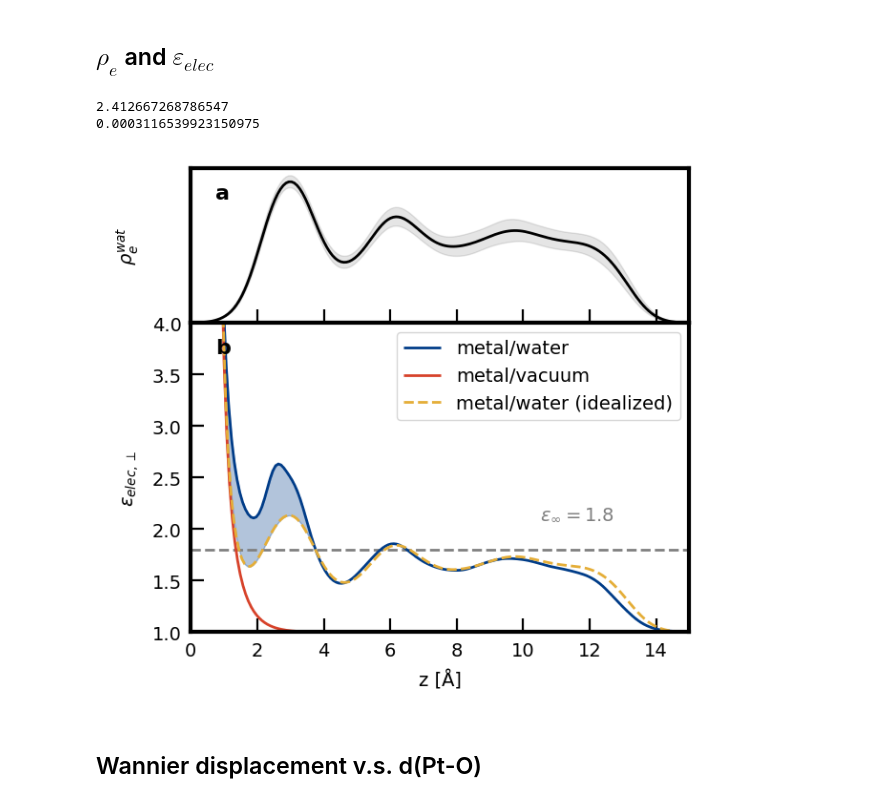
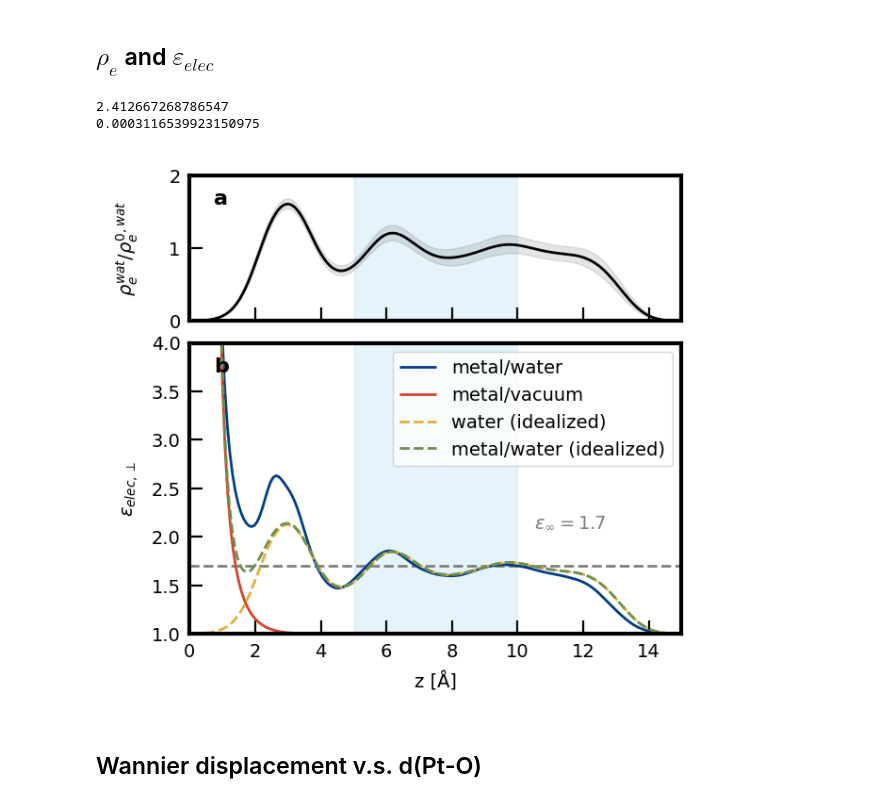
Before and after one commit to ChiahsinChu/2024-JCP-Pt111_dielectric_profile, a Jupyter notebook: pub_figs/make_figs.ipynb, the cells around one changed output. Cells and saved outputs as stored; diff of their text form; code cells hidden in the pictures.

```diff
--- a/pub_figs/make_figs.ipynb
+++ b/pub_figs/make_figs.ipynb
@@ -161,14 +161,21 @@ color = "k"
 data = out_data["water_polarizability"]
 grid = data[0]
 rho_e = data[3]
-ax.plot(grid, rho_e, color=color)
-ax.fill_between(grid, rho_e + data[4], rho_e - data[4], alpha=0.1, color=color)
-ax.set_ylim(bottom=0.0)
-ax.set_ylabel(r"$\rho_e^{wat}$", color=color)
-ax.set_yticks([])
+mask = (grid >= 5.0) & (grid <= 10.0)
+# shade in the background
+ax.fill_between(grid[mask], 0.0, 2.0, color="C0", alpha=0.1)
+rho_0 = rho_e[mask].mean()
+ax.plot(grid, rho_e / rho_0, color=color)
+ax.fill_between(
+    grid, (rho_e + data[4]) / rho_0, (rho_e - data[4]) / rho_0, alpha=0.1, color=color
+)
+ax.set_ylim(0.0, 2.0)
+ax.set_ylabel(r"$\rho_e^{wat}/\rho_e^{0,wat}$", color=color)
+# ax.set_yticks([])
 
 ax = axs[1]
-ax.axhline(y=1.8, color="gray", ls="--")
+ax.axhline(y=1.7, color="gray", ls="--")
+ax.fill_between(grid[mask], 0.0, 4.0, color="C0", alpha=0.1)
 
 color = "blue"
 data = out_data["elec_inveps"]
@@ -194,48 +201,55 @@ y = handle_zero_division(1.0, data[1], 1e-2)[mask]
 ax.plot(x, y, color=color, label="metal/vacuum")
 
 color = "C2"
+ax.plot(
+    grid,
+    rho_e / rho_0 * 0.7 + 1,
+    "--",
+    color=color,
+    label="water (idealized)",
+)
+
+color = "C3"
 eps_interp = np.interp(grid, x, y)
 ax.plot(
     grid,
-    rho_e * sfactor + eps_interp,
+    rho_e / rho_0 * 0.7 + eps_interp,
     "--",
     color=color,
     label="metal/water (idealized)",
 )
 
-# ax.axvline(x=3.7, color="gray", ls="--")
-# ax.text(4, 2.1, r"z = 3.5Å")
-ax.text(10.5, 2.1, r"$\varepsilon_{\infty}=1.8$", color="gray")
+ax.text(10.5, 2.1, r"$\varepsilon_{\infty}=1.7$", color="gray")
 
 mask = (grid > 0.935) & (grid < 3.7)
 data = out_data["elec_inveps"]
 y_interp = np.interp(grid[mask], data[0], data[1])
-ax.fill_between(
-    grid[mask],
-    (rho_e * sfactor + eps_interp)[mask],
-    handle_zero_division(1.0, y_interp, 1e-2),
-    color="blue",
-    alpha=0.3,
-)
+# ax.fill_between(
+#     grid[mask],
+#     (rho_e * sfactor + eps_interp)[mask],
+#     handle_zero_division(1.0, y_interp, 1e-2),
+#     color="blue",
+#     alpha=0.3,
+# )
 
 ax.set_xlim(0.0, 15.0)
 ax.set_ylim(1.0, 4.0)
 plot.ax_setlabel(ax, r"z [Å]", r"$\epsilon_{elec,\perp}$")
 
 ax.legend()
-fig.subplots_adjust(hspace=0.0)
+fig.subplots_adjust(hspace=0.1)
 fig.align_ylabels()
 
 plt.text(0.05, 0.8, "a", transform=axs[0].transAxes, fontsize=8, fontweight="bold")
 plt.text(0.05, 0.9, "b", transform=axs[1].transAxes, fontsize=8, fontweight="bold")
 
 fig.savefig("figs/Figure3.elec_eps_and_rho_e.png", transparent=True)
 
 plt.show()
 # %% [output]
 2.412667268786547
 0.0003116539923150975
-[figure, old version]
+[figure, new version]
 # %% [markdown]
 ## Wannier displacement v.s. d(Pt-O)
 # %%
```
Also changed, not shown: parts of 2 cells of this notebook, 4 other files.
